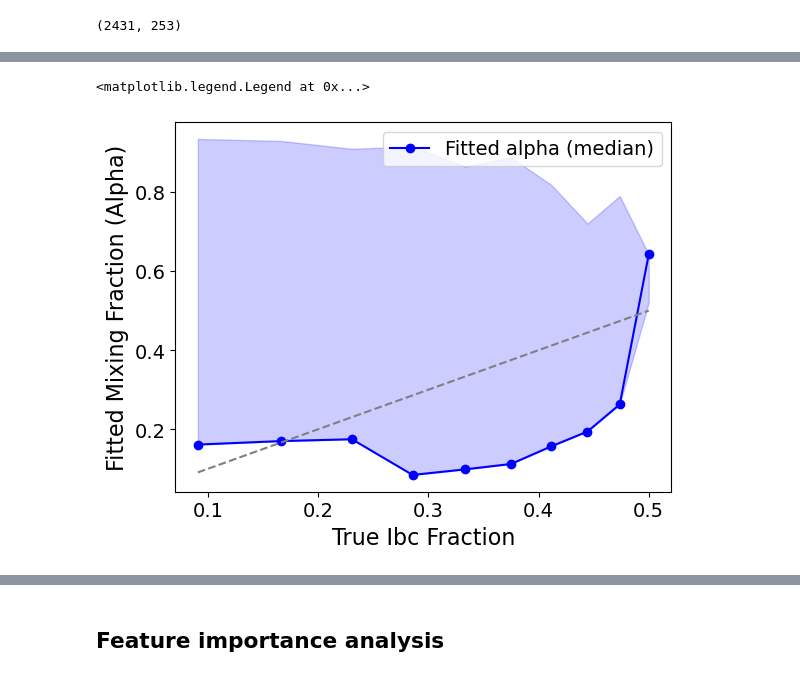
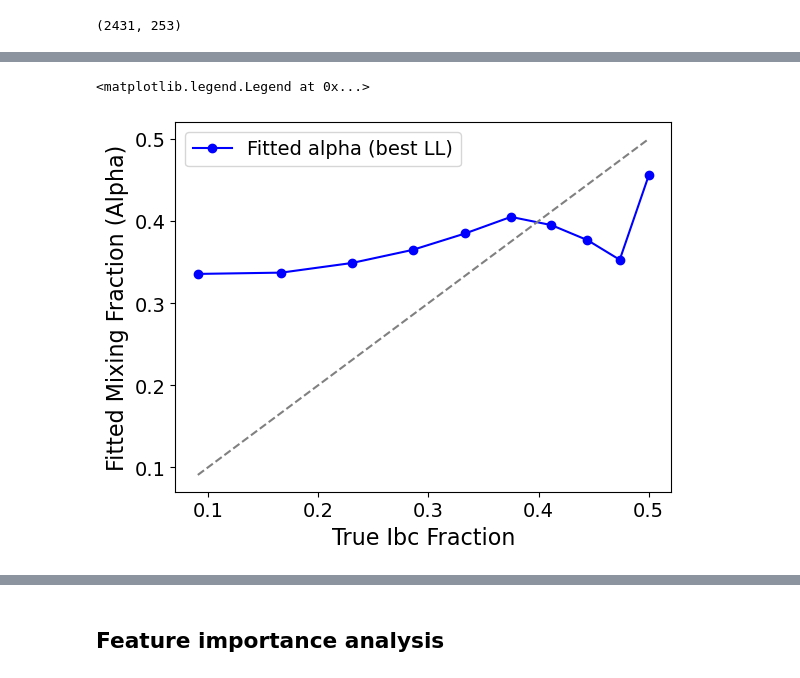
Before and after one commit to asmuzsoy/beams_ext, a Jupyter notebook: separate_parameters.ipynb, the cells around one changed output, grey strips where cells are left out. Saved outputs shown, nothing was run; the diff lists cells and outputs as text; code cells hidden in the pictures.

Commit message:
fixed label confusion issue and made new notebook about redshift estimates w Claude

```diff
--- a/separate_parameters.ipynb
+++ b/separate_parameters.ipynb
@@ -954,7 +954,7 @@ log_c_err_ratio    -0.3329     0.4428     0.0996     0.7683
 # %% [markdown]
 # Fitting with less parameters
 # %%
-params_to_use = ['log_vej', 'log_fni']
+params_to_use = ['log_fni', 'log_vej']
 # %%
 def fit_gmm(sn_sample = all_sne, initial_alpha = 0.5, verbose = False, random_seed=None,
             entropy_lambda=0.0):
@@ -1081,6 +1081,15 @@ def fit_gmm(sn_sample = all_sne, initial_alpha = 0.5, verbose = False, random_se
         gammas_a[param_name] /= gamma_total
         gammas_b[param_name] /= gamma_total
 
+
+    # Align components across parameters to prevent label switching
+    # Use the first parameter as reference
+    ref_param = params_to_use[0]
+    for param in params_to_use[1:]:
+        corr = np.corrcoef(gammas_a[ref_param], gammas_a[param])[0, 1]
+        if corr < 0:
+            gammas_a[param], gammas_b[param] = gammas_b[param], gammas_a[param]
+
     return alpha, lls[-1], gammas_a, gammas_b, fit_params
 # %%
 def classify_sample(sn_sample, gammas_a, gammas_b):
@@ -1183,10 +1192,10 @@ def mixing_fraction_analysis(true_ia_sne, true_ibc_sne, ratios, fitting_method=f
 
             if n_repeats > 1:
                 final_alpha, ll, final_gammas_a, final_gammas_b, fit_params_i = fitting_method(
-                    sn_sample=split_population, initial_alpha=0.1, random_seed=rep, entropy_lambda=0.2)
+                    sn_sample=split_population, initial_alpha=0.1, random_seed=rep, entropy_lambda=0.0)
             else:
                 final_alpha, ll, final_gammas_a, final_gammas_b, fit_params_i = fitting_method(
-                    sn_sample=split_population, initial_alpha=0.1, entropy_lambda=0.2)
+                    sn_sample=split_population, initial_alpha=0.1, entropy_lambda=0.0)
 
             all_alphas[rep, i] = final_alpha
             all_lls[rep, i] = ll
@@ -1207,34 +1216,32 @@ def mixing_fraction_analysis(true_ia_sne, true_ibc_sne, ratios, fitting_method=f
         return (all_alphas[0].tolist(), all_accuracies[0], all_dumb_fracs[0].tolist(),
                 all_iteration_results[0])
 
-    # For each ratio, pick the repeat whose overall accuracy is closest to the median
-    median_iteration_results = []
-    median_accuracies = np.median(all_accuracies[:, 0, :], axis=0)
-    alphas_median_run = np.zeros(n_ratios)
-    accuracies_median_run = np.zeros((n_metrics, n_ratios))
-    dumb_fracs_median_run = np.zeros(n_ratios)
+    # For each ratio, pick the repeat with the best (highest) log-likelihood
+    best_iteration_results = []
+    alphas_best = np.zeros(n_ratios)
+    accuracies_best = np.zeros((n_metrics, n_ratios))
+    dumb_fracs_best = np.zeros(n_ratios)
     for i in range(n_ratios):
-        diffs = np.abs(all_accuracies[:, 0, i] - median_accuracies[i])
-        best_rep = np.argmin(diffs)
-        median_iteration_results.append(all_iteration_results[best_rep][i])
-        alphas_median_run[i] = all_alphas[best_rep, i]
-        accuracies_median_run[:, i] = all_accuracies[best_rep, :, i]
-        dumb_fracs_median_run[i] = all_dumb_fracs[best_rep, i]
+        best_rep = np.argmax(all_lls[:, i])
+        best_iteration_results.append(all_iteration_results[best_rep][i])
+        alphas_best[i] = all_alphas[best_rep, i]
+        accuracies_best[:, i] = all_accuracies[best_rep, :, i]
+        dumb_fracs_best[i] = all_dumb_fracs[best_rep, i]
 
     return {
-        'alphas_best': alphas_median_run,
+        'alphas_best': alphas_best,
         'alphas_median': np.median(all_alphas, axis=0),
         'alphas_lo': np.percentile(all_alphas, 16, axis=0),
         'alphas_hi': np.percentile(all_alphas, 84, axis=0),
-        'accuracies_best': accuracies_median_run,
+        'accuracies_best': accuracies_best,
         'accuracies_median': np.median(all_accuracies, axis=0),
         'accuracies_lo': np.percentile(all_accuracies, 16, axis=0),
         'accuracies_hi': np.percentile(all_accuracies, 84, axis=0),
-        'dumb_fracs_best': dumb_fracs_median_run,
+        'dumb_fracs_best': dumb_fracs_best,
         'dumb_fracs_median': np.median(all_dumb_fracs, axis=0),
         'dumb_fracs_lo': np.percentile(all_dumb_fracs, 16, axis=0),
         'dumb_fracs_hi': np.percentile(all_dumb_fracs, 84, axis=0),
-        'median_iteration_results': median_iteration_results,
+        'best_iteration_results': best_iteration_results,
     }
 
 
@@ -1257,7 +1264,7 @@ def plot_gmm_iterations(iteration_results, indices=None, params_to_plot=None):
     """
     # Handle both return formats
     if isinstance(iteration_results, dict):
-        iteration_results = iteration_results['median_iteration_results']
+        iteration_results = iteration_results['best_iteration_results']
 
     if indices is None:
         indices = list(range(len(iteration_results)))
@@ -1339,11 +1346,13 @@ results_spec = mixing_fraction_analysis(true_ia_sne, true_ibc_sne, ratios, n_rep
 
 # Alpha plot: median line with confidence interval
 plt.figure()
-plt.plot(ratios, 1 - results_spec['alphas_best'], marker='o', color='blue', label='Fitted alpha (median)')
-plt.fill_between(ratios,
-                 1 - results_spec['alphas_hi'],
-                 1 - results_spec['alphas_lo'],
-                 alpha=0.2, color='blue')
+print(results_spec['alphas_best'])
+best_alphas = [i if i <= 0.5 else 1 - i for i in results_spec['alphas_best']]
+plt.plot(ratios, best_alphas, marker='o', color='blue', label='Fitted alpha (best LL)')
+# plt.fill_between(ratios,
+#                  1 - results_spec['alphas_hi'],
+#                  1 - results_spec['alphas_lo'],
+#                  alpha=0.2, color='blue')
 plt.plot(ratios, ratios, linestyle='--', color='gray')
 plt.xlabel("True Ibc Fraction", fontsize=16)
 plt.ylabel("Fitted Mixing Fraction (Alpha)", fontsize=16)
@@ -1371,5 +1380,5 @@ Repeat 30/30, ratio 10/10: 0.500
 <matplotlib.legend.Legend at 0x...>
-[figure, old version]
+[figure, new version]
 # %%
 results_spec['alphas_best']
 # %% [output]
```
Also changed, not shown: parts of 17 cells of this notebook, 1 other file.
